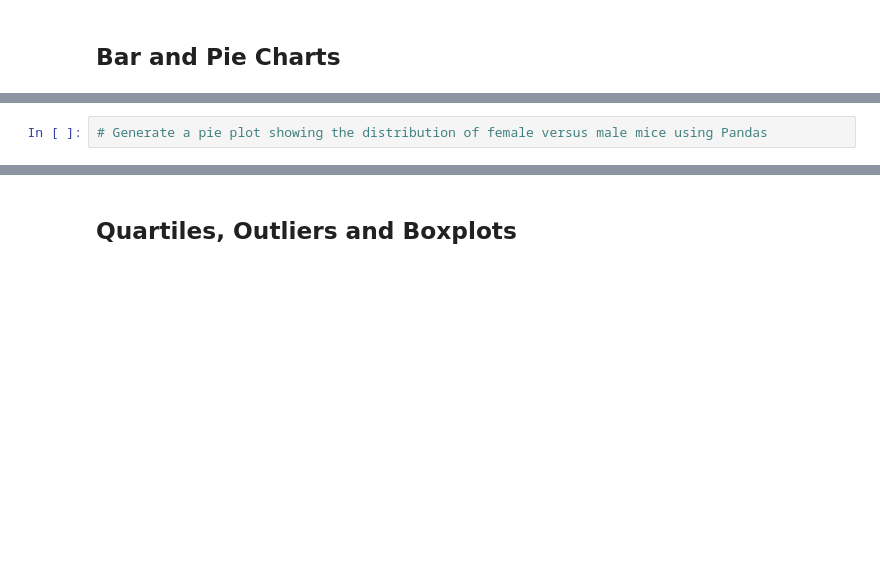
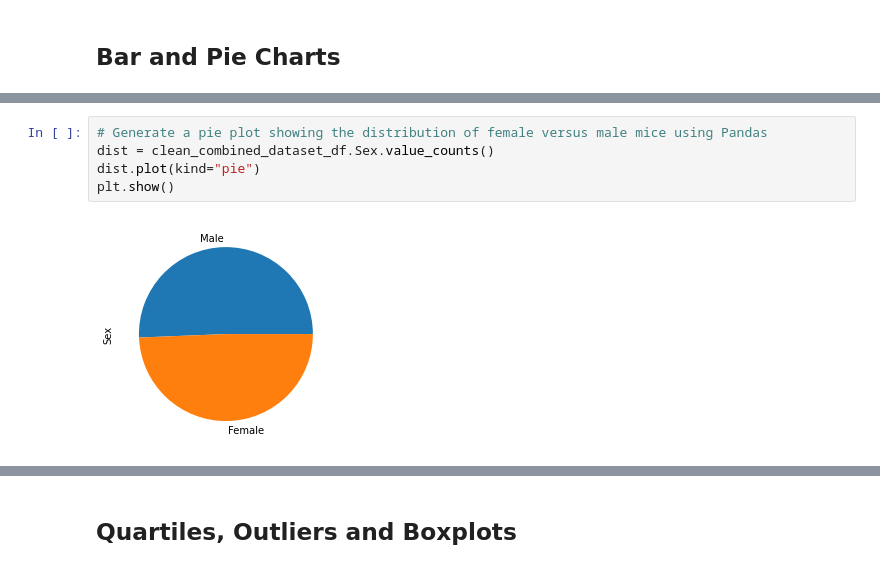
Before and after one commit to D11eleven/MatplotlibHW5, a Jupyter notebook: Pymaceuticals/Working.ipynb, the cells around one changed output, grey strips where cells are left out. Drawn from its saved outputs; the diff is of its cells as text; blank space fills up the shorter version.

```diff
--- a/Pymaceuticals/Working.ipynb
+++ b/Pymaceuticals/Working.ipynb
@@ -223,4 +245,9 @@ summary_stats_agg_df
 # %%
 # Generate a pie plot showing the distribution of female versus male mice using Pandas
+dist = clean_combined_dataset_df.Sex.value_counts()
+dist.plot(kind="pie")
+plt.show()
+# %% [output]
+[figure, added]
 # %%
 # Generate a pie plot showing the distribution of female versus male mice using pyplot
```
Also changed, not shown: parts of 4 cells of this notebook, 2 other files.
